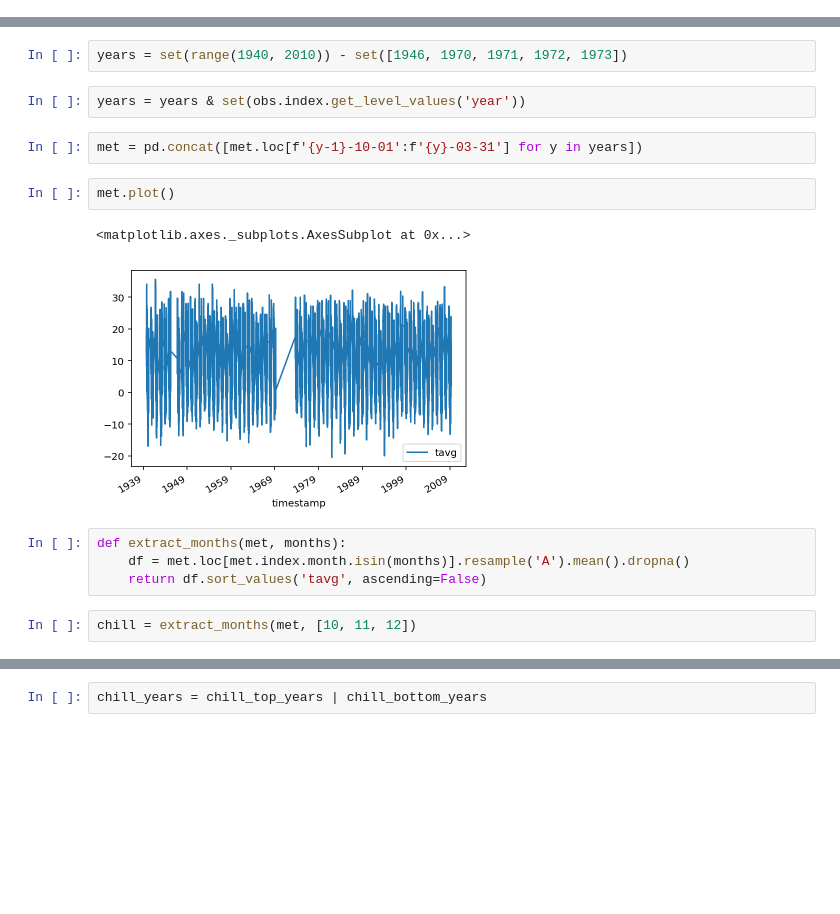
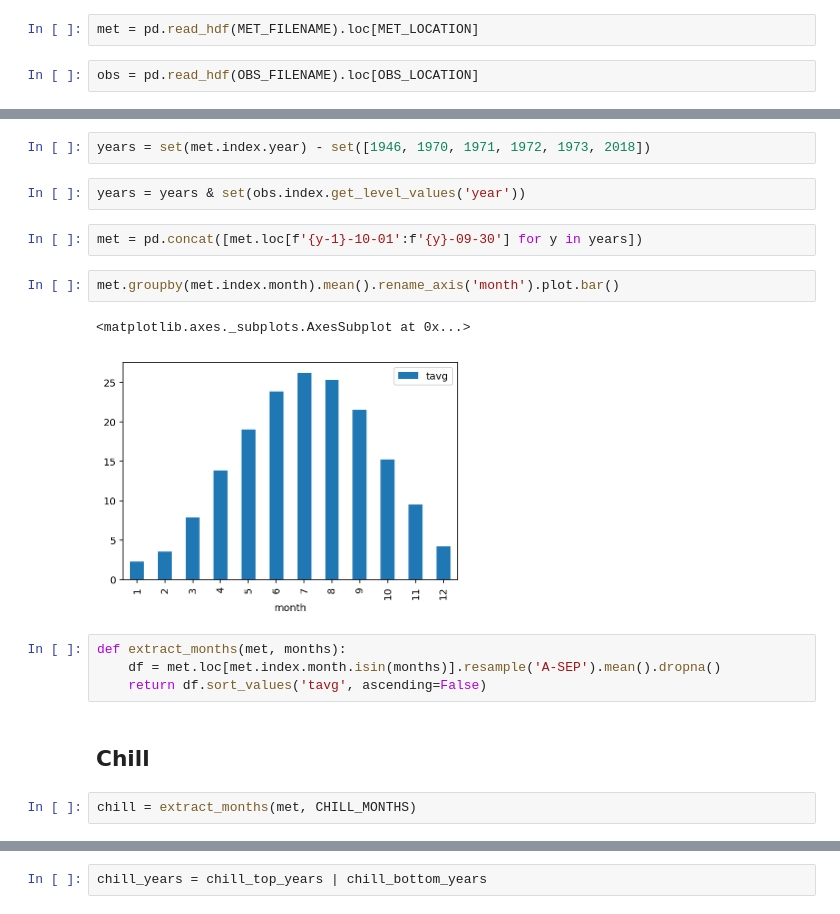
Before and after one commit to cropbox/rda, a Jupyter notebook: nb/time-series-group/timeseries-group.ipynb, the cells around one changed output, grey strips where cells are left out. Drawn from its saved outputs; the diff is of its cells as text; blank space fills up the shorter version.

```diff
--- a/nb/time-series-group/timeseries-group.ipynb
+++ b/nb/time-series-group/timeseries-group.ipynb
@@ -13 +32,5 @@ obs = pd.read_hdf('../../input/df/obs/cherry_dc.h5').loc['DC']
+# %%
+met = pd.read_hdf(MET_FILENAME).loc[MET_LOCATION]
+# %%
+obs = pd.read_hdf(OBS_FILENAME).loc[OBS_LOCATION]
 # %% [markdown]
@@ -15,20 +38,22 @@ Some years are missing weather data(i.e. '1969-09-01':'1972-12-31').
 # %%
-years = set(range(1940, 2010)) - set([1946, 1970, 1971, 1972, 1973])
+years = set(met.index.year) - set([1946, 1970, 1971, 1972, 1973, 2018])
 # %%
 years = years & set(obs.index.get_level_values('year'))
 # %%
-met = pd.concat([met.loc[f'{y-1}-10-01':f'{y}-03-31'] for y in years])
+met = pd.concat([met.loc[f'{y-1}-10-01':f'{y}-09-30'] for y in years])
-# %%
-met.plot()
-# %% [output]
-<matplotlib.axes._subplots.AxesSubplot at 0x...>
-[figure, removed]
+# %%
+met.groupby(met.index.month).mean().rename_axis('month').plot.bar()
+# %% [output]
+<matplotlib.axes._subplots.AxesSubplot at 0x...>
+[figure, added]
 # %%
 def extract_months(met, months):
-    df = met.loc[met.index.month.isin(months)].resample('A').mean().dropna()
+    df = met.loc[met.index.month.isin(months)].resample('A-SEP').mean().dropna()
     return df.sort_values('tavg', ascending=False)
+# %% [markdown]
+## Chill
 # %%
-chill = extract_months(met, [10, 11, 12])
+chill = extract_months(met, CHILL_MONTHS)
 # %%
 chill.count()
 # %% [output]
```
Also changed, not shown: parts of 40 cells of this notebook.
